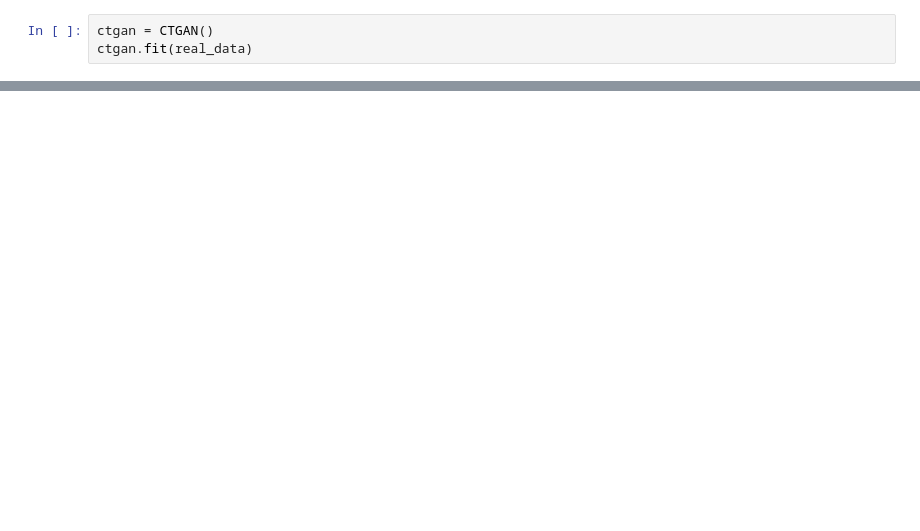
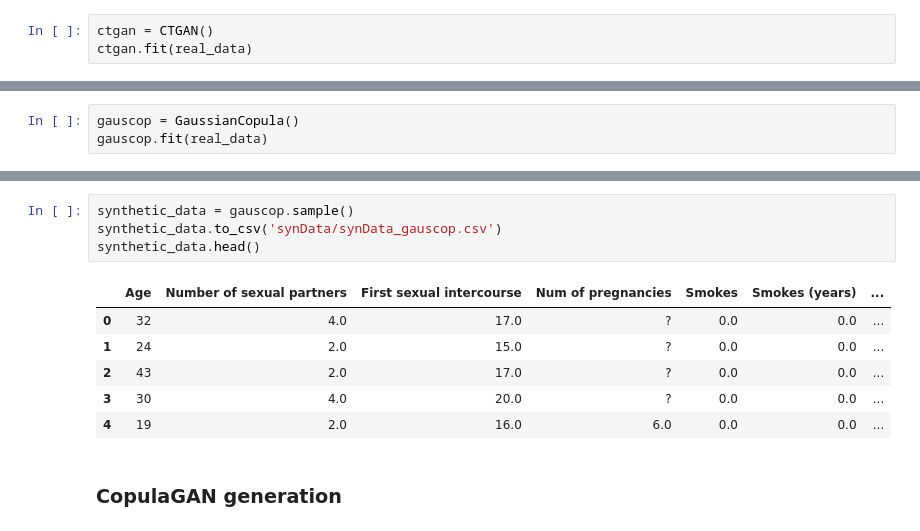
Before and after one commit to part-cw/biomed-derivative-project, a Jupyter notebook: syn_data_gen.ipynb, the cells around one changed output, grey strips where cells are left out. Drawn from its saved outputs; the diff is of its cells as text; blank space fills up the shorter version.

```diff
--- a/syn_data_gen.ipynb
+++ b/syn_data_gen.ipynb
@@ -58,0 +24,3 @@ Reject
+# %%
+gauscop = GaussianCopula()
+gauscop.fit(real_data)
@@ -58,0 +30,13 @@ Reject
+# %%
+synthetic_data = gauscop.sample()
+synthetic_data.to_csv('synData/synData_gauscop.csv')
+synthetic_data.head()
+# %% [output]
+|  | Age | Number of sexual partners | First sexual intercourse | Num of pregnancies | Smokes | Smokes (years) | ... |
+| 0 | 32 | 4.0 | 17.0 | ? | 0.0 | 0.0 | ... |
+| 1 | 24 | 2.0 | 15.0 | ? | 0.0 | 0.0 | ... |
+| 2 | 43 | 2.0 | 17.0 | ? | 0.0 | 0.0 | ... |
+| 3 | 30 | 4.0 | 20.0 | ? | 0.0 | 0.0 | ... |
+| 4 | 19 | 2.0 | 16.0 | 6.0 | 0.0 | 0.0 | ... |
+# %% [markdown]
+### CopulaGAN generation
```
Also changed, not shown: parts of 18 cells of this notebook, 3 other files.
